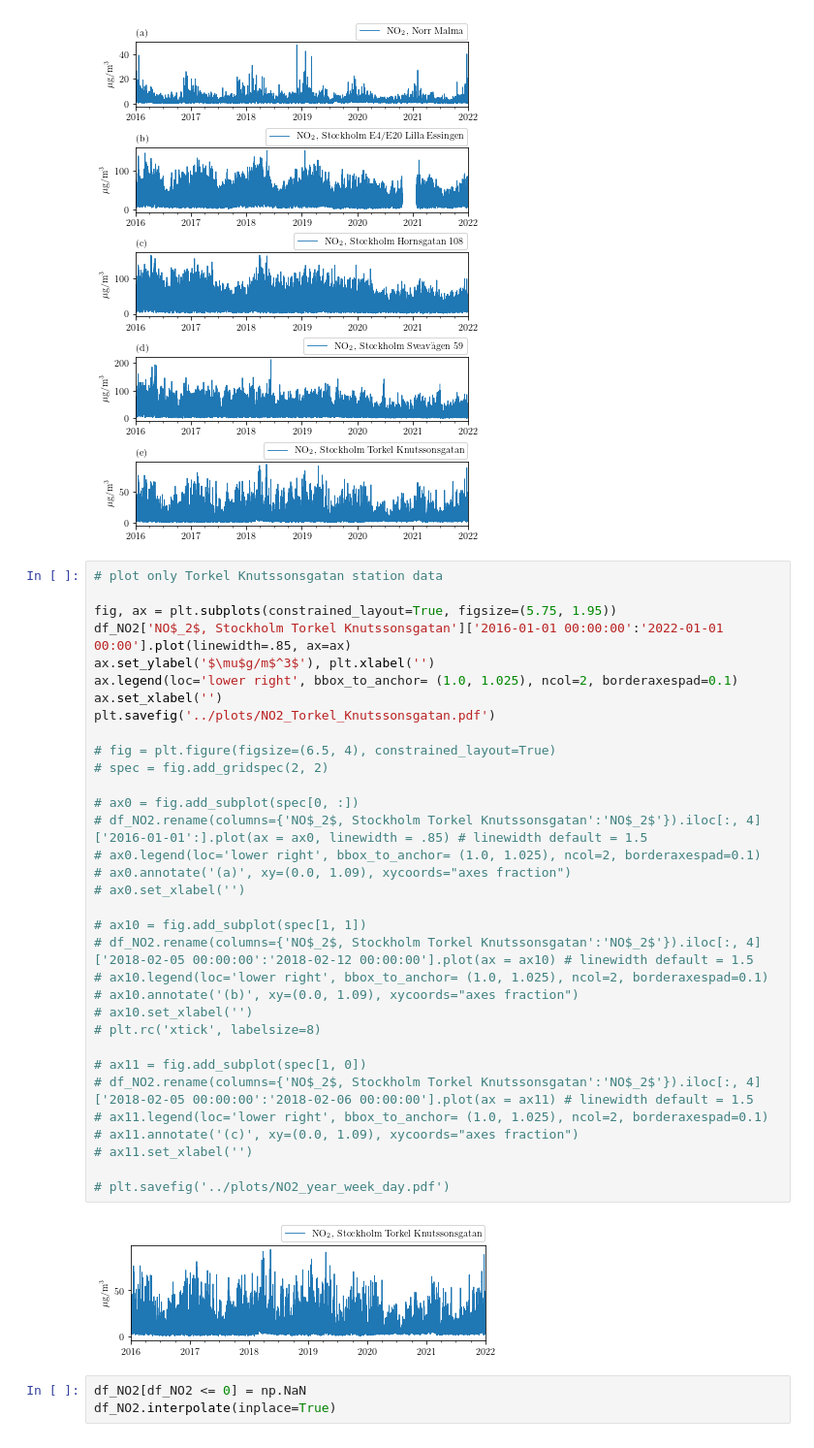
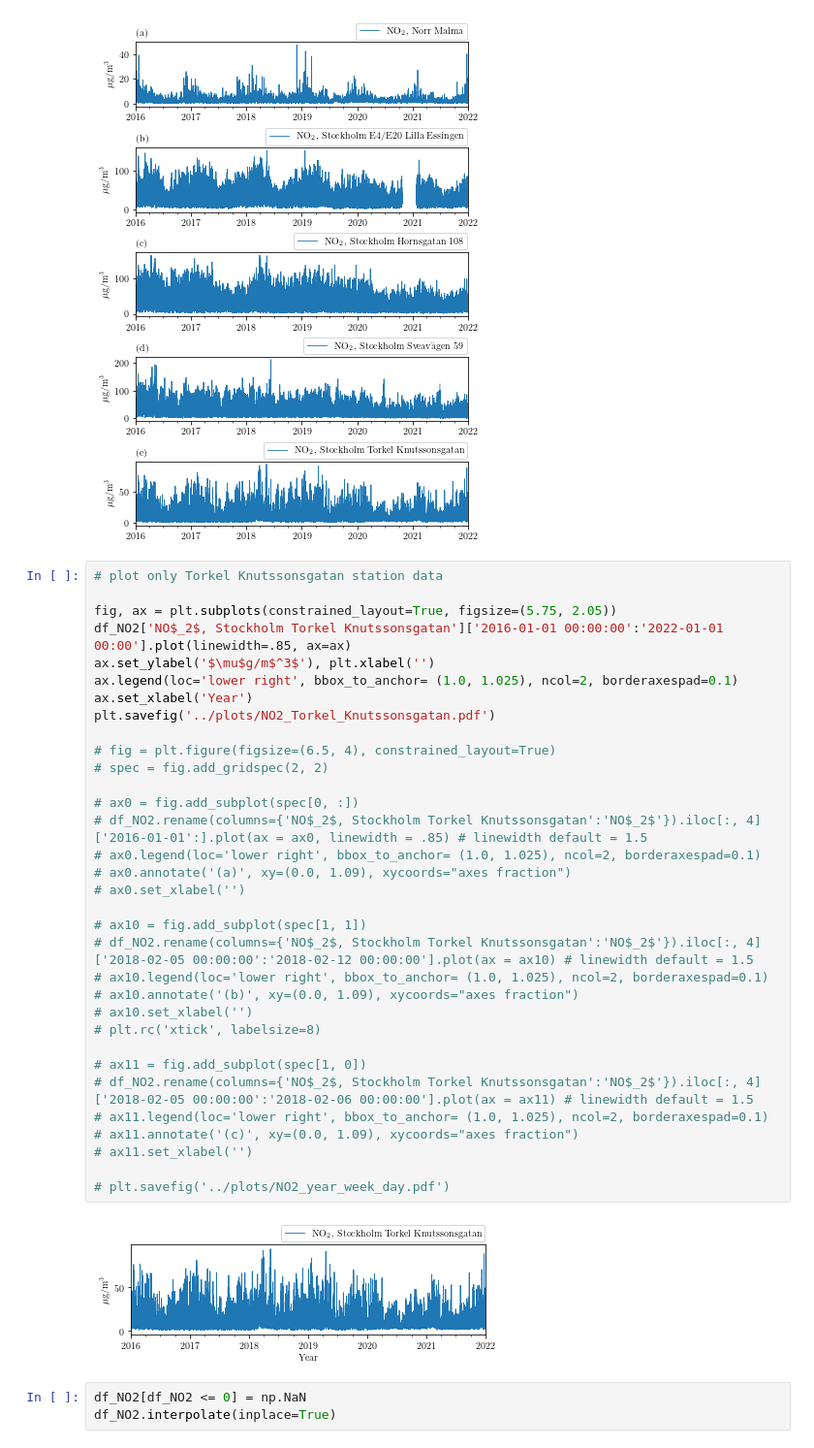
Before and after one commit to simoncarlen/forecasting_project, a Jupyter notebook: jupyter_notebooks/data_cleaning_NO2.ipynb, the cells around one changed output. Shown: that part at 97% size. Saved outputs shown, nothing was run; the diff lists cells and outputs as text.

Commit message:
results section in thesis added, and plots of DL results

```diff
--- a/jupyter_notebooks/data_cleaning_NO2.ipynb
+++ b/jupyter_notebooks/data_cleaning_NO2.ipynb
@@ -82,38 +82,38 @@ plot_function(df_NO2[stations]['2016-01-01 00:00':], 5, 1,
 # %%
 # plot only Torkel Knutssonsgatan station data
 
-fig, ax = plt.subplots(constrained_layout=True, figsize=(5.75, 1.95))
+fig, ax = plt.subplots(constrained_layout=True, figsize=(5.75, 2.05))
 df_NO2['NO$_2$, Stockholm Torkel Knutssonsgatan']['2016-01-01 00:00:00':'2022-01-01 00:00'].plot(linewidth=.85, ax=ax)
 ax.set_ylabel('$\mu$g/m$^3$'), plt.xlabel('')
 ax.legend(loc='lower right', bbox_to_anchor= (1.0, 1.025), ncol=2, borderaxespad=0.1)
-ax.set_xlabel('')
+ax.set_xlabel('Year')
 plt.savefig('../plots/NO2_Torkel_Knutssonsgatan.pdf')
 
 # fig = plt.figure(figsize=(6.5, 4), constrained_layout=True)
 # spec = fig.add_gridspec(2, 2)
 
 # ax0 = fig.add_subplot(spec[0, :])
 # df_NO2.rename(columns={'NO$_2$, Stockholm Torkel Knutssonsgatan':'NO$_2$'}).iloc[:, 4]['2016-01-01':].plot(ax = ax0, linewidth = .85) # linewidth default = 1.5
 # ax0.legend(loc='lower right', bbox_to_anchor= (1.0, 1.025), ncol=2, borderaxespad=0.1)
 # ax0.annotate('(a)', xy=(0.0, 1.09), xycoords="axes fraction")
 # ax0.set_xlabel('')
 
 # ax10 = fig.add_subplot(spec[1, 1])
 # df_NO2.rename(columns={'NO$_2$, Stockholm Torkel Knutssonsgatan':'NO$_2$'}).iloc[:, 4]['2018-02-05 00:00:00':'2018-02-12 00:00:00'].plot(ax = ax10) # linewidth default = 1.5
 # ax10.legend(loc='lower right', bbox_to_anchor= (1.0, 1.025), ncol=2, borderaxespad=0.1)
 # ax10.annotate('(b)', xy=(0.0, 1.09), xycoords="axes fraction")
 # ax10.set_xlabel('')
 # plt.rc('xtick', labelsize=8)
 
 # ax11 = fig.add_subplot(spec[1, 0])
 # df_NO2.rename(columns={'NO$_2$, Stockholm Torkel Knutssonsgatan':'NO$_2$'}).iloc[:, 4]['2018-02-05 00:00:00':'2018-02-06 00:00:00'].plot(ax = ax11) # linewidth default = 1.5
 # ax11.legend(loc='lower right', bbox_to_anchor= (1.0, 1.025), ncol=2, borderaxespad=0.1)
 # ax11.annotate('(c)', xy=(0.0, 1.09), xycoords="axes fraction")
 # ax11.set_xlabel('')
 
 # plt.savefig('../plots/NO2_year_week_day.pdf')
 # %% [output]
-[figure, old version]
+[figure, new version]
 # %%
 df_NO2[df_NO2 <= 0] = np.NaN
 df_NO2.interpolate(inplace=True)
```
Also changed, not shown: 24 other files.
